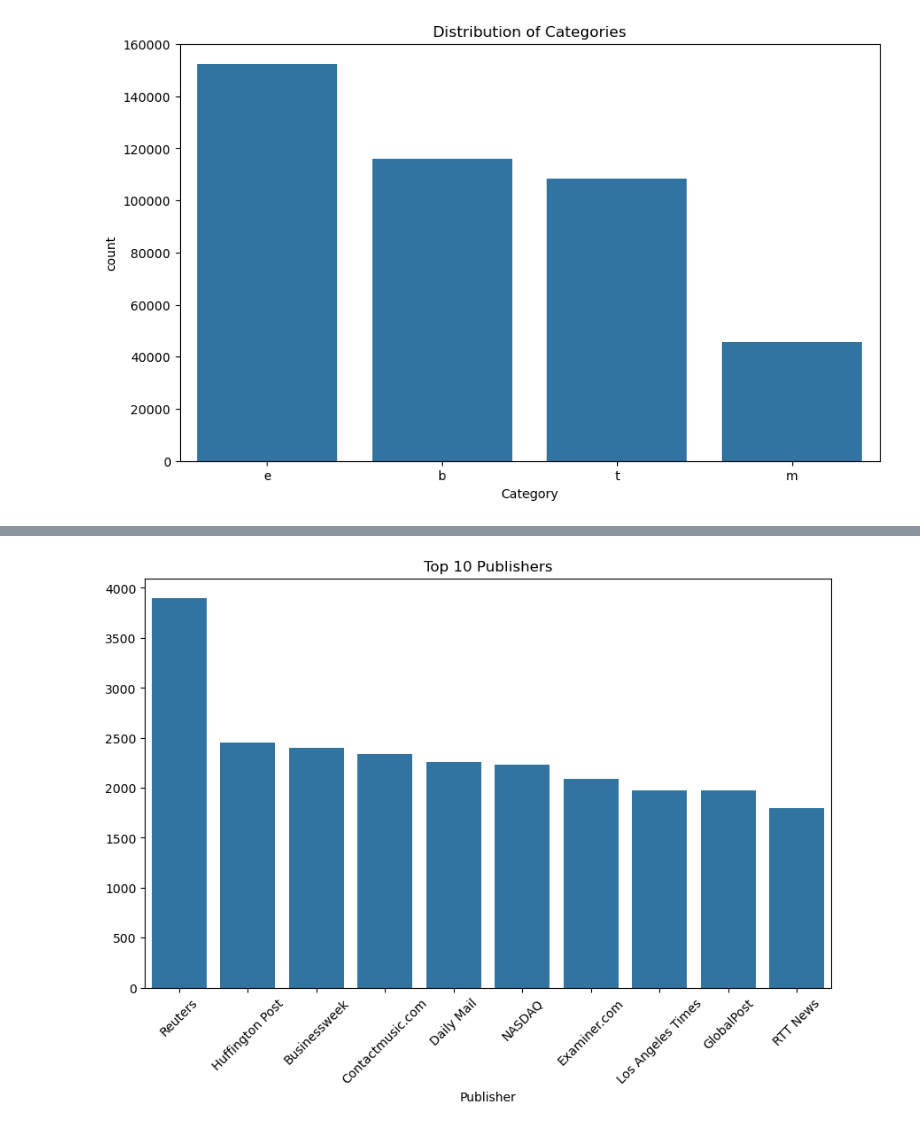
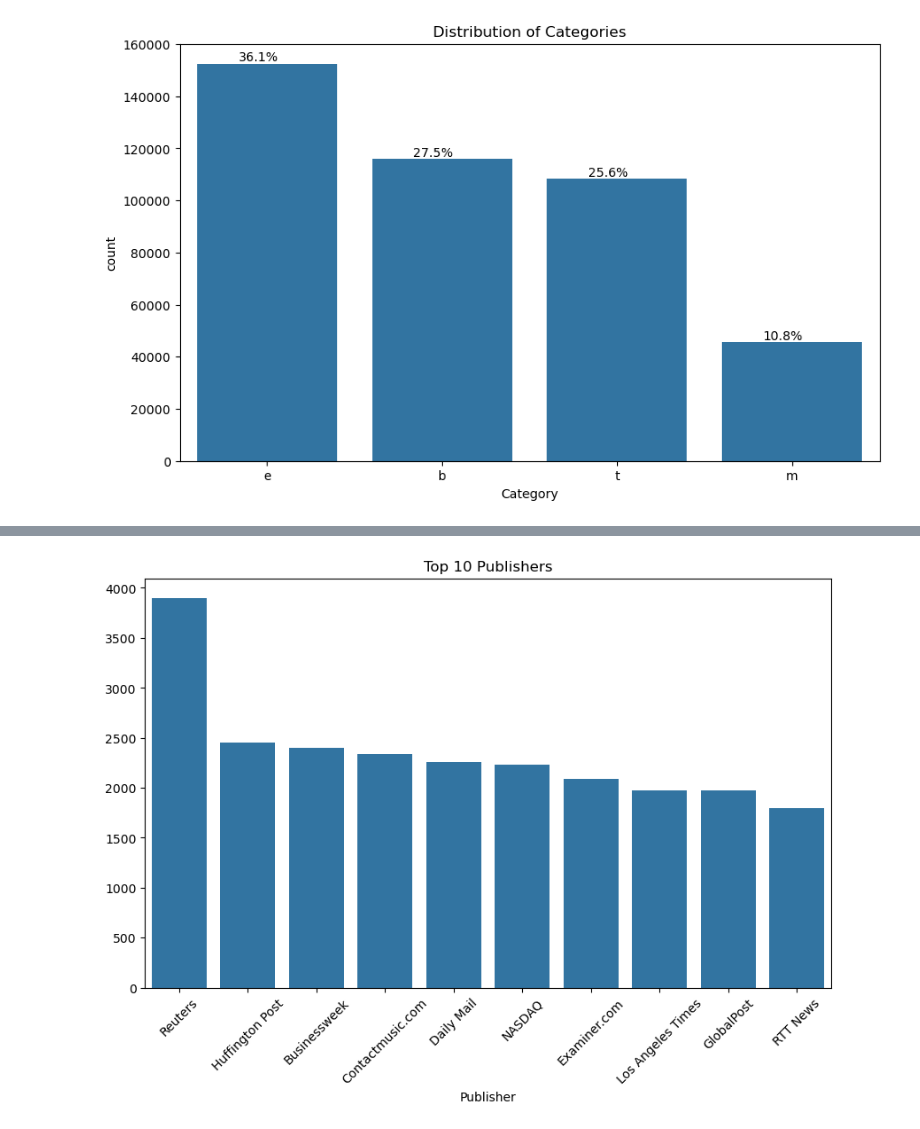
Before and after one commit to mnowicki94/documents_classifier_api, a Jupyter notebook: EDA.ipynb, the cells around one changed output, grey strips where cells are left out. Saved outputs shown, nothing was run; the diff lists cells and outputs as text; code cells hidden in the pictures.

```diff
--- a/EDA.ipynb
+++ b/EDA.ipynb
@@ -31,0 +10,17 @@ print(df.head())
+# %%
+file_path = "/Users/nom3wz/Documents/repos/documents_classifier/data/newsCorpora.csv"
+df = pd.read_csv(
+    file_path,
+    delimiter="\t",
+    header=None,
+    names=[
+        "ID",
+        "Title",
+        "URL",
+        "Publisher",
+        "Category",
+        "Story",
+        "Hostname",
+        "Timestamp",
+    ],
+)
@@ -32,9 +208,19 @@ print(df.head())
 # %%
+# Plot of Distribution of categories with % of each category
 
-# Distribution of categories
 plt.figure(figsize=(10, 6))
-sns.countplot(x='Category', data=df, order=df['Category'].value_counts().index)
+ax = sns.countplot(x='Category', data=df, order=df['Category'].value_counts().index)
 plt.title('Distribution of Categories')
+
+# Annotate bars with percentage values
+for p in ax.patches:
+    percentage = f'{100 * p.get_height() / len(df):.1f}%'
+    x = p.get_x() + p.get_width() / 2 - 0.05
+    y = p.get_height()
+    ax.annotate(percentage, (x, y), ha='center', va='bottom')
+
 plt.show()
+
+#data doesnt seems to be higlhy imbalanced
 # %% [output]
-[figure, old version]
+[figure, new version]
```
Also changed, not shown: parts of 19 cells of this notebook, 11 other files.
